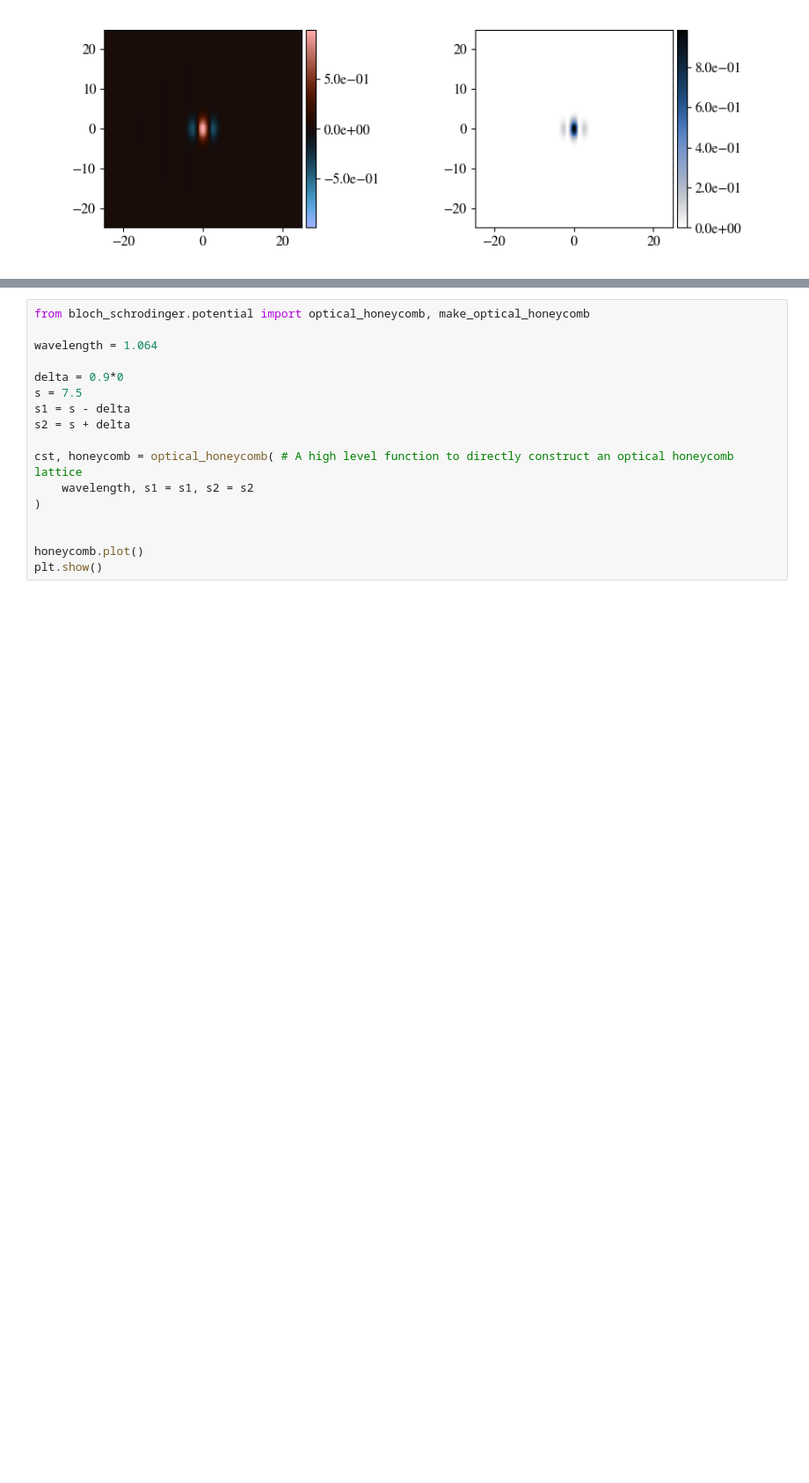
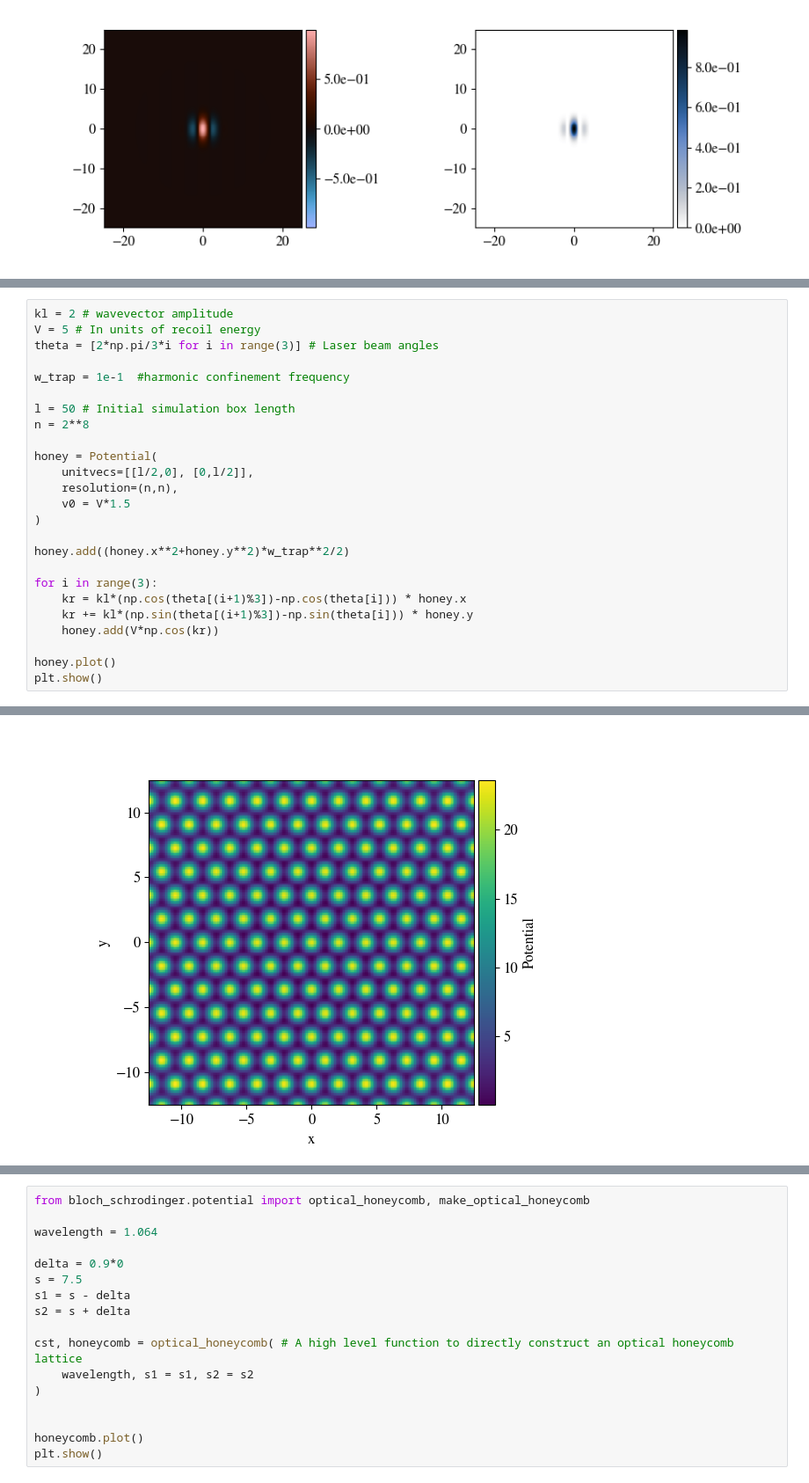
Before and after one commit to GuillotMartin/BECs, a Jupyter notebook: docs/Microscope.ipynb, the cells around one changed output, grey strips where cells are left out. Shown at 88% size. Cells and saved outputs as stored; diff of their text form; blank space fills up the shorter version.

```diff
--- a/docs/Microscope.ipynb
+++ b/docs/Microscope.ipynb
@@ -154,0 +157,26 @@ First, we simulate a single lattice unit cell.
+# %%
+kl = 2 # wavevector amplitude
+V = 5 # In units of recoil energy
+theta = [2*np.pi/3*i for i in range(3)] # Laser beam angles
+
+w_trap = 1e-1  #harmonic confinement frequency
+
+l = 50 # Initial simulation box length
+n = 2**8
+
+honey = Potential(
+    unitvecs=[[l/2,0], [0,l/2]],
+    resolution=(n,n),
+    v0 = V*1.5
+)
+
+honey.add((honey.x**2+honey.y**2)*w_trap**2/2)
+
+for i in range(3):
+    kr = kl*(np.cos(theta[(i+1)%3])-np.cos(theta[i])) * honey.x
+    kr += kl*(np.sin(theta[(i+1)%3])-np.sin(theta[i])) * honey.y
+    honey.add(V*np.cos(kr))
+
+honey.plot()
+plt.show()
+# %% [output]
@@ -154,0 +184 @@ First, we simulate a single lattice unit cell.
+[figure, added]
```
Also changed, not shown: parts of 13 cells of this notebook, 2 other files.
